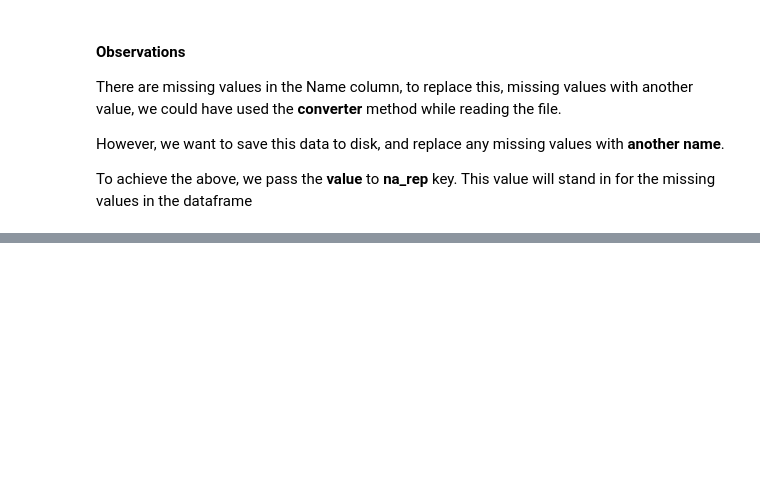
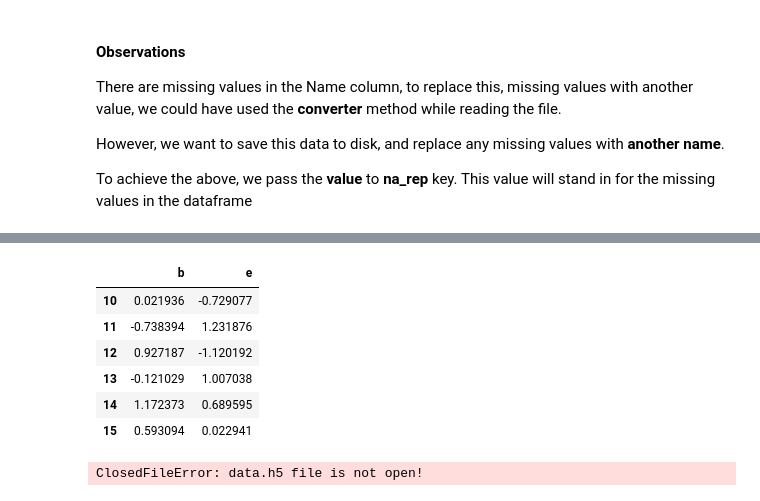
Before and after one commit to morayo0x/data_analysis, a Jupyter notebook: lib/pandas.ipynb, the cells around one changed output, grey strips where cells are left out. Drawn from its saved outputs; the diff is of its cells as text; code cells hidden in the pictures; blank space fills up the shorter version.

```diff
--- a/lib/pandas.ipynb
+++ b/lib/pandas.ipynb
@@ -1109,0 +1196,11 @@ Subclasses:
+# %%
+# note, if storage schema is "fixed, then this query operation will fail
+store.select('obj2', where=['index >= 10 and index <= 15'])
+# %% [output]
+|  | b | e |
+| 10 | 0.021936 | -0.729077 |
+| 11 | -0.738394 | 1.231876 |
+| 12 | 0.927187 | -1.120192 |
+| 13 | -0.121029 | 1.007038 |
+| 14 | 1.172373 | 0.689595 |
+| 15 | 0.593094 | 0.022941 |
@@ -1109,0 +1211,6 @@ Subclasses:
+# %%
+# confirm close
+
+store['obj1']
+# %% [output]
+ClosedFileError: data.h5 file is not open!
```
Also changed, not shown: parts of 18 cells of this notebook, 3 other files.
